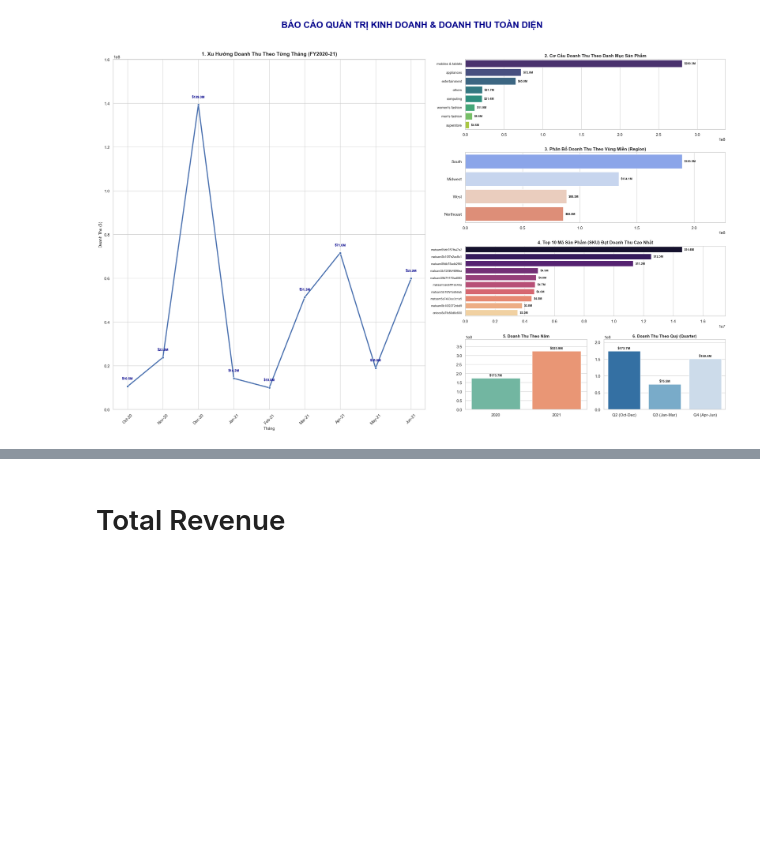
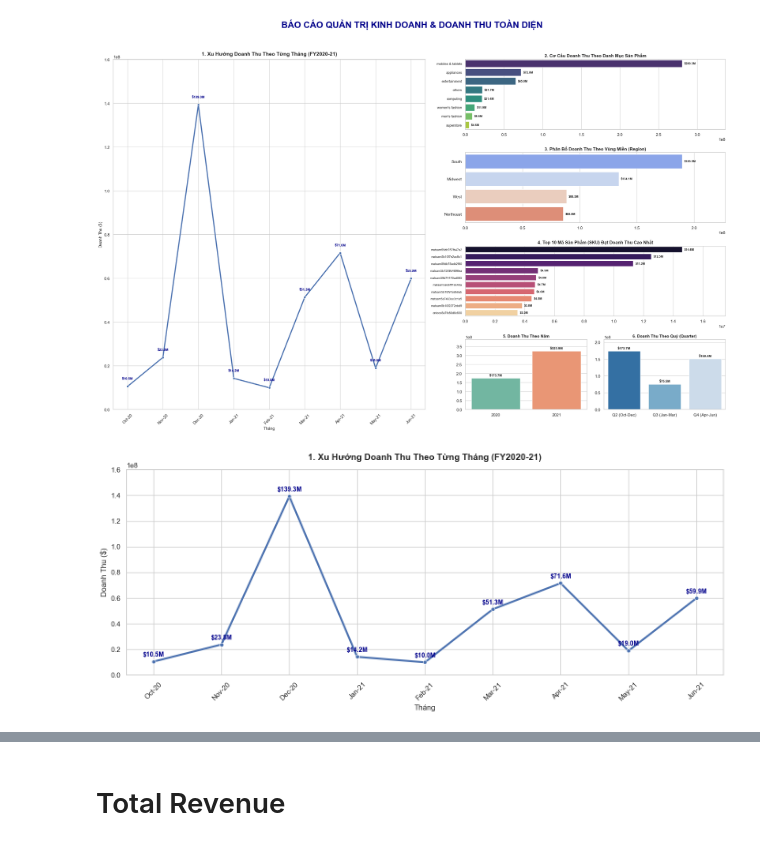
Before and after one commit to fanta2k5/PRO2291_duantotnghiep1, a Jupyter notebook: notebooks/Visualization/executive_dashboard.ipynb, the cells around one changed output, grey strips where cells are left out. Drawn from its saved outputs; the diff is of its cells as text; code cells hidden in the pictures; blank space fills up the shorter version.

```diff
--- a/notebooks/Visualization/executive_dashboard.ipynb
+++ b/notebooks/Visualization/executive_dashboard.ipynb
@@ -196,3 +195,43 @@ plt.savefig('executive_6_in_1_dashboard.png', dpi=300)
 plt.show()
 # %% [output]
 [figure]
+# %%
+# ============================================================================
+# BIỂU ĐỒ 1: XU HƯỚNG DOANH THU THEO TỪNG THÁNG
+# ============================================================================
+import matplotlib.pyplot as plt
+import seaborn as sns
+import pandas as pd
+
+# Thiết lập kích thước riêng cho biểu đồ này
+plt.figure(figsize=(14, 6))
+
+# Vẽ biểu đồ đường đường bằng Seaborn trực tiếp (không truyền tham số ax)
+sns.lineplot(data=df_month, x='month', y='revenue', marker='o', color='b', linewidth=3)
+
+plt.title('1. Xu Hướng Doanh Thu Theo Từng Tháng (FY2020-21)', fontsize=14, fontweight='bold', pad=15)
+plt.xlabel('Tháng', fontsize=12)
+plt.ylabel('Doanh Thu ($)', fontsize=12)
+plt.xticks(rotation=45)
+
+# Tính toán khoảng cách đẩy nhãn số liệu lên trên một chút
+offset = df_month['revenue'].max() * 0.02
+
+# Vòng lặp thêm số liệu chi tiết ($M) bám theo tên tháng trên trục hoành
+for i in range(len(df_month)):
+    row = df_month.iloc[i]
+    if pd.notna(row['revenue']) and row['revenue'] > 0:
+        val_in_m = row['revenue'] / 1000000
+        plt.text(x=row['month'],
+                 y=row['revenue'] + offset,
+                 s=f"${val_in_m:.1f}M",
+                 ha='center', va='bottom', fontsize=10, fontweight='bold', color='darkblue')
+
+# Nới rộng khoảng trần bên trên trục Y để không bị che khuất nhãn số liệu
+plt.ylim(0, df_month['revenue'].max() * 1.15)
+
+plt.tight_layout()
+# Hiển thị trực tiếp đồ thị lên màn hình
+plt.show()
+# %% [output]
+[figure, added]
```
Also changed, not shown: parts of 6 cells of this notebook.
